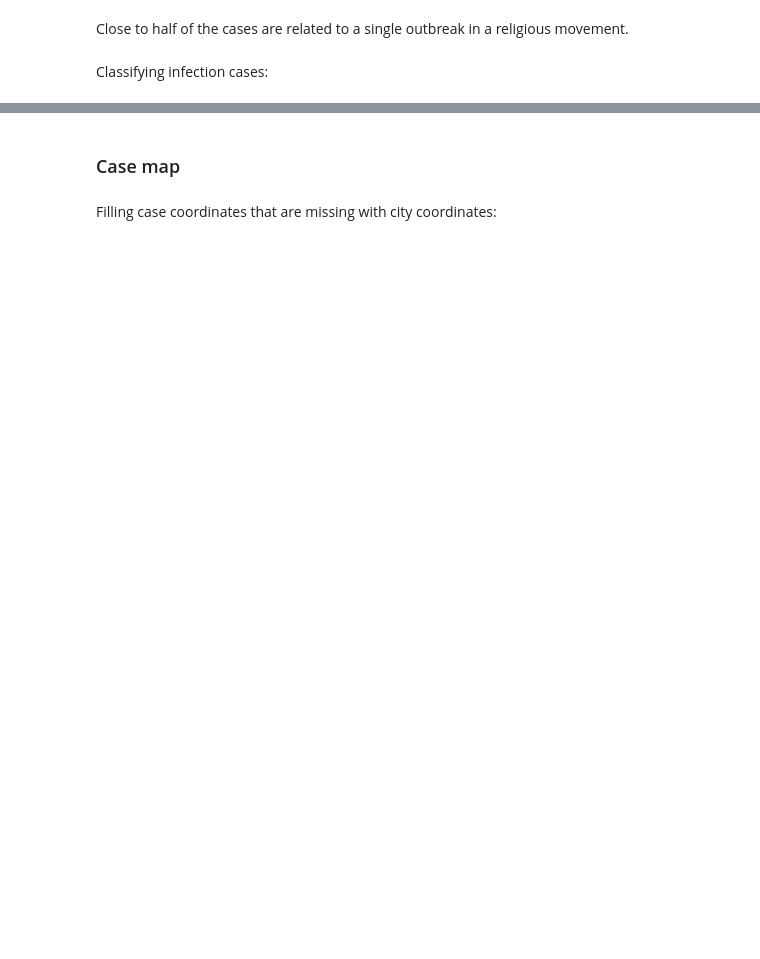
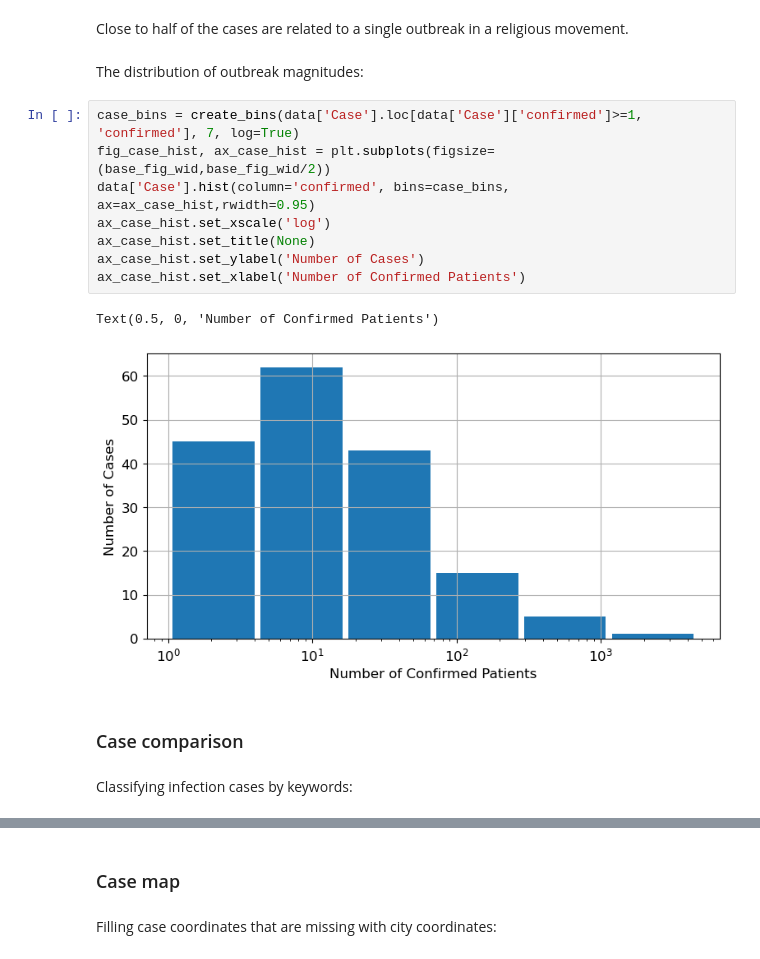
Before and after one commit to gediminas-skvarnavicius/s-korea-covid-19-analysis, a Jupyter notebook: analysis.ipynb, the cells around one changed output, grey strips where cells are left out. Drawn from its saved outputs; the diff is of its cells as text; blank space fills up the shorter version.

Commit message:
category comparison case histogram

```diff
--- a/analysis.ipynb
+++ b/analysis.ipynb
@@ -537,6 +539,21 @@ data['Case'].loc[data['Case']['infection_case']=='Shincheonji Church']
 | 158 | 6100001 | Gyeongsangnam-do | from other city | True | Shincheonji Church | 32 | - | - |
 # %% [markdown]
 Close to half of the cases are related to a single outbreak in a religious movement.
+# %% [markdown]
+The distribution of outbreak magnitudes:
+# %%
+case_bins = create_bins(data['Case'].loc[data['Case']['confirmed']>=1, 'confirmed'], 7, log=True)
+fig_case_hist, ax_case_hist = plt.subplots(figsize=(base_fig_wid,base_fig_wid/2))
+data['Case'].hist(column='confirmed', bins=case_bins, ax=ax_case_hist,rwidth=0.95)
+ax_case_hist.set_xscale('log')
+ax_case_hist.set_title(None)
+ax_case_hist.set_ylabel('Number of Cases')
+ax_case_hist.set_xlabel('Number of Confirmed Patients')
+# %% [output]
+Text(0.5, 0, 'Number of Confirmed Patients')
+[figure, added]
+# %% [markdown]
+### Case comparison
 # %% [markdown]
-Classifying infection cases:
+Classifying infection cases by keywords:
 # %%
```
Also changed, not shown: parts of 18 cells of this notebook, 5 other files.
